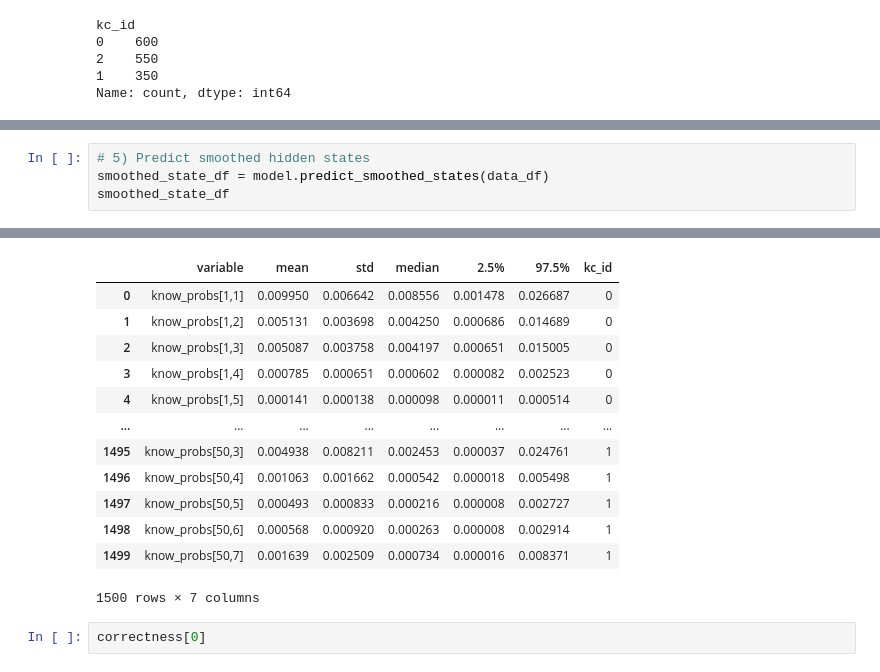
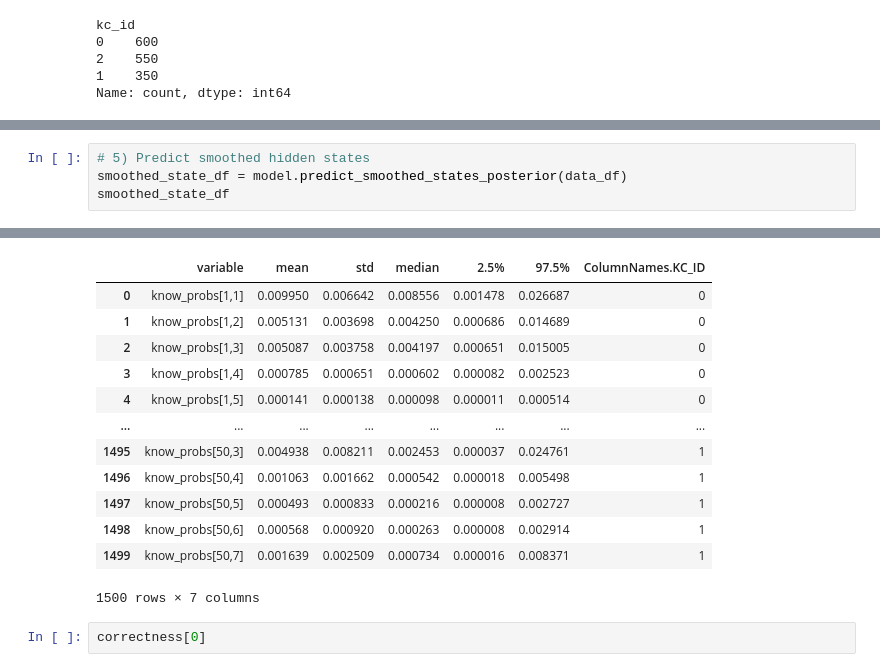
Before and after one commit to SiddharthaPradhan/StanBKT, a Jupyter notebook: demonstration.ipynb, the cells around one changed output, grey strips where cells are left out. Cells and saved outputs as stored; diff of their text form.

```diff
--- a/demonstration.ipynb
+++ b/demonstration.ipynb
@@ -147,5 +225,5 @@ AttributeError: 'StandardBKT' object has no attribute '_is_fitted'
 # %%
 # 5) Predict smoothed hidden states
-smoothed_state_df = model.predict_smoothed_states(data_df)
+smoothed_state_df = model.predict_smoothed_states_posterior(data_df)
 smoothed_state_df
 # %% [output]
@@ -169,4 +247,4 @@ smoothed_state_df
-|  | variable | mean | std | median | 2.5% | 97.5% | kc_id |
+|  | variable | mean | std | median | 2.5% | 97.5% | ColumnNames.KC_ID |
 | 0 | know_probs[1,1] | 0.009950 | 0.006642 | 0.008556 | 0.001478 | 0.026687 | 0 |
 | 1 | know_probs[1,2] | 0.005131 | 0.003698 | 0.004250 | 0.000686 | 0.014689 | 0 |
 | 2 | know_probs[1,3] | 0.005087 | 0.003758 | 0.004197 | 0.000651 | 0.015005 | 0 |
```
Also changed, not shown: parts of 19 cells of this notebook, 13 other files.
